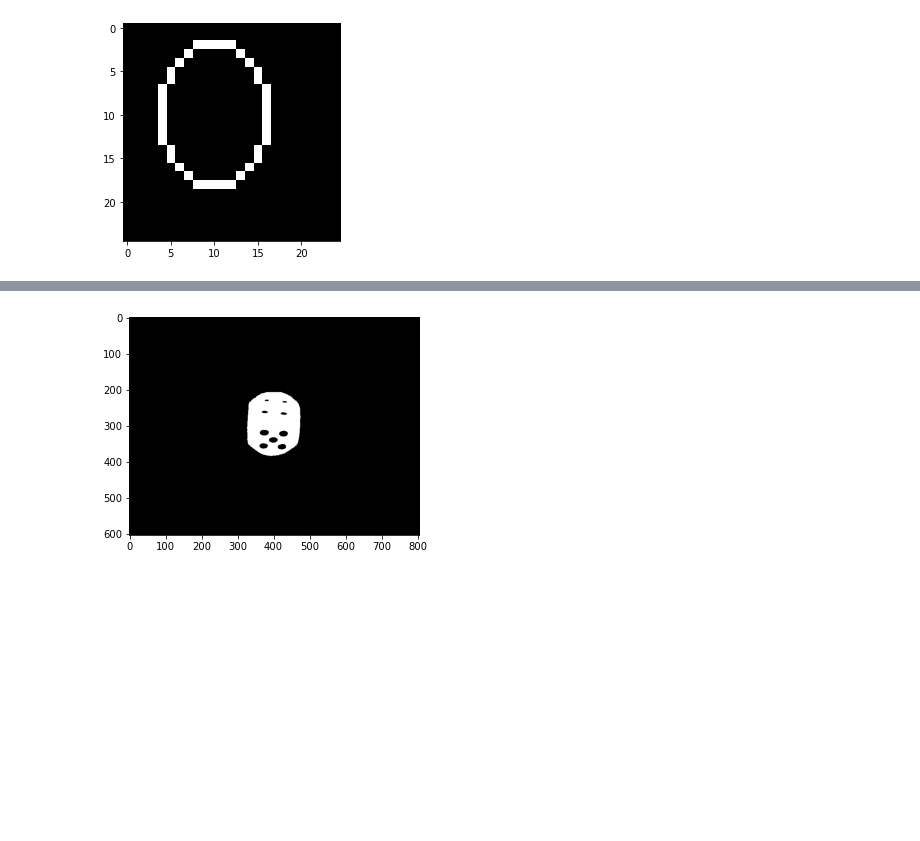
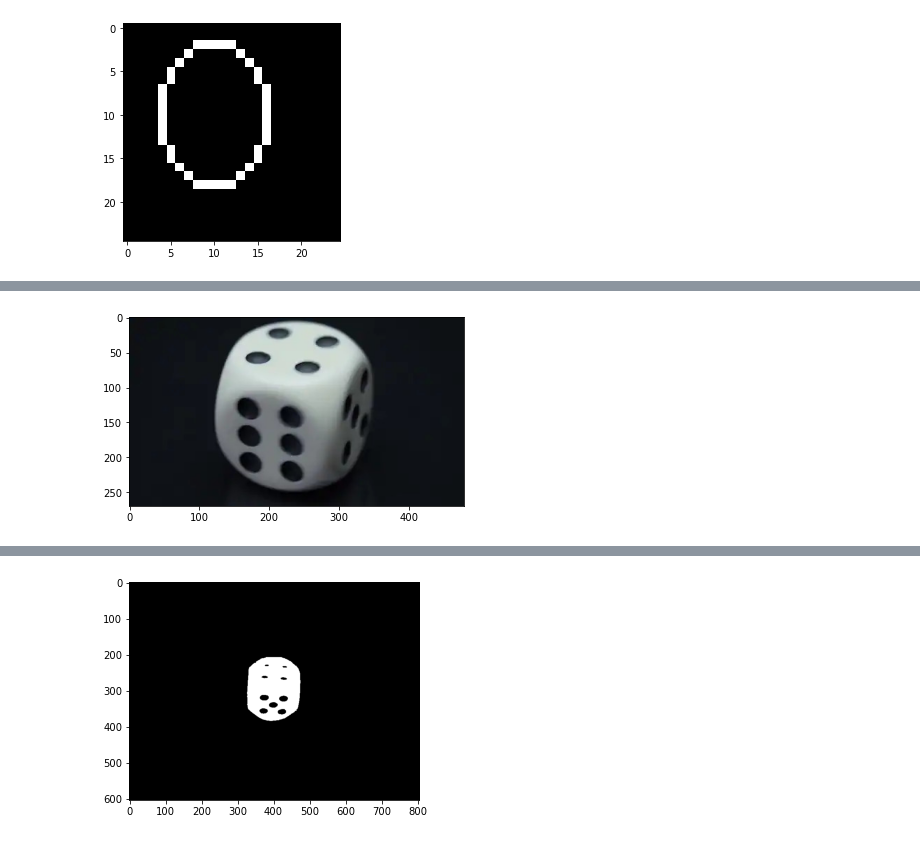
Before and after one commit to pawk3k/KCK, a Jupyter notebook: projekt/circles.ipynb, the cells around one changed output, grey strips where cells are left out. Saved outputs shown, nothing was run; the diff lists cells and outputs as text; code cells hidden in the pictures; blank space fills up the shorter version.

```diff
--- a/projekt/circles.ipynb
+++ b/projekt/circles.ipynb
@@ -162,0 +163,6 @@ p = np.percentile(im2, 50); p
+# %%
+im = io.imread('b3side.jpg')
+im2 = np.uint8(rgb2gray(im)*255)
+bwshow(im)
+# %% [output]
+[figure, added]
```
Also changed, not shown: parts of 25 cells of this notebook, 3 other files.
